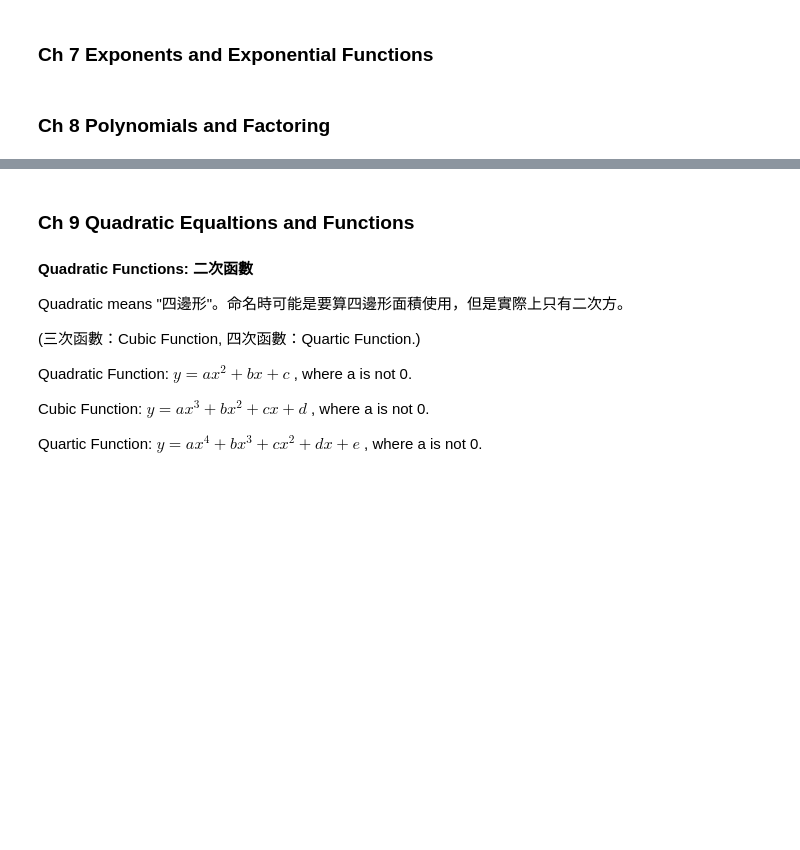
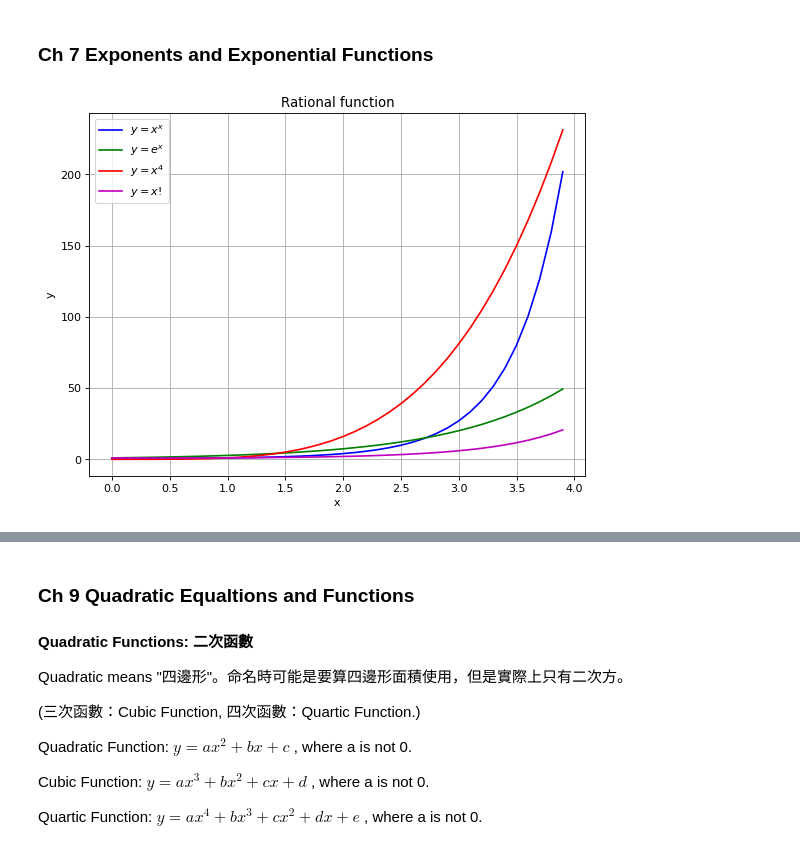
Before and after one commit to apextw/math, a Jupyter notebook: Learn Math with Python - Grade 8.ipynb, the cells around one changed output, grey strips where cells are left out. Cells and saved outputs as stored; diff of their text form; code cells hidden in the pictures; blank space fills up the shorter version.

```diff
--- a/Learn Math with Python - Grade 8.ipynb
+++ b/Learn Math with Python - Grade 8.ipynb
@@ -343,4 +412,34 @@ How to detect lines in a picture? [Hough Transform](https://en.wikipedia.org/wik
 # %% [markdown]
 ### Ch 7 Exponents and Exponential Functions
-# %% [markdown]
-### Ch 8 Polynomials and Factoring
+# %%
+################################################################################
+# Let's see a Exponential Growth Function
+# Author: stevenlee, tw.steven@gmail.com
+################################################################################
+import numpy as np
+import matplotlib.pyplot as plt
+from scipy.special import factorial # Factorial n!
+
+# Change the range to see who grows faster!
+x = np.arange(0., 4., 0.1)
+# x = np.arange(0., 7., 0.1) # Don't show x^x, 7^7 is much biger than others
+
+p = x**x            # x^x
+q = np.exp(x)       # e^x
+r = x**4            # x^4
+n = factorial(x)    # x!
+
+# Plot to figure
+plt.figure(figsize=(8, 6), dpi=80)
+plt.title('Rational function')
+plt.plot(x, p, 'b',label='$y=x^x$')
+plt.plot(x, q, 'g',label='$y=e^x$')
+plt.plot(x, r, 'r',label='$y=x^4$')
+plt.plot(x, n, 'm',label='$y=x!$')
+plt.xlabel('x')
+plt.ylabel('y')
+plt.legend(loc=2)
+plt.grid(True)
+plt.show()
+# %% [output]
+[figure, added]
```
Also changed, not shown: parts of 12 cells of this notebook, 1 other file.
